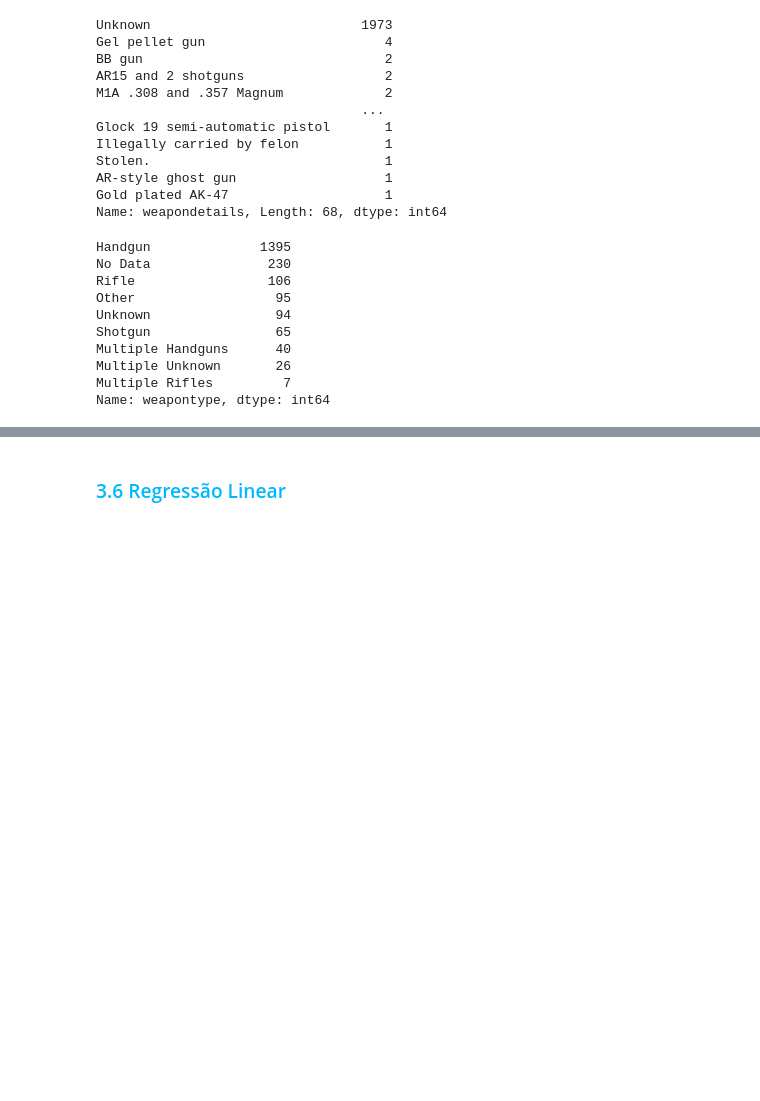
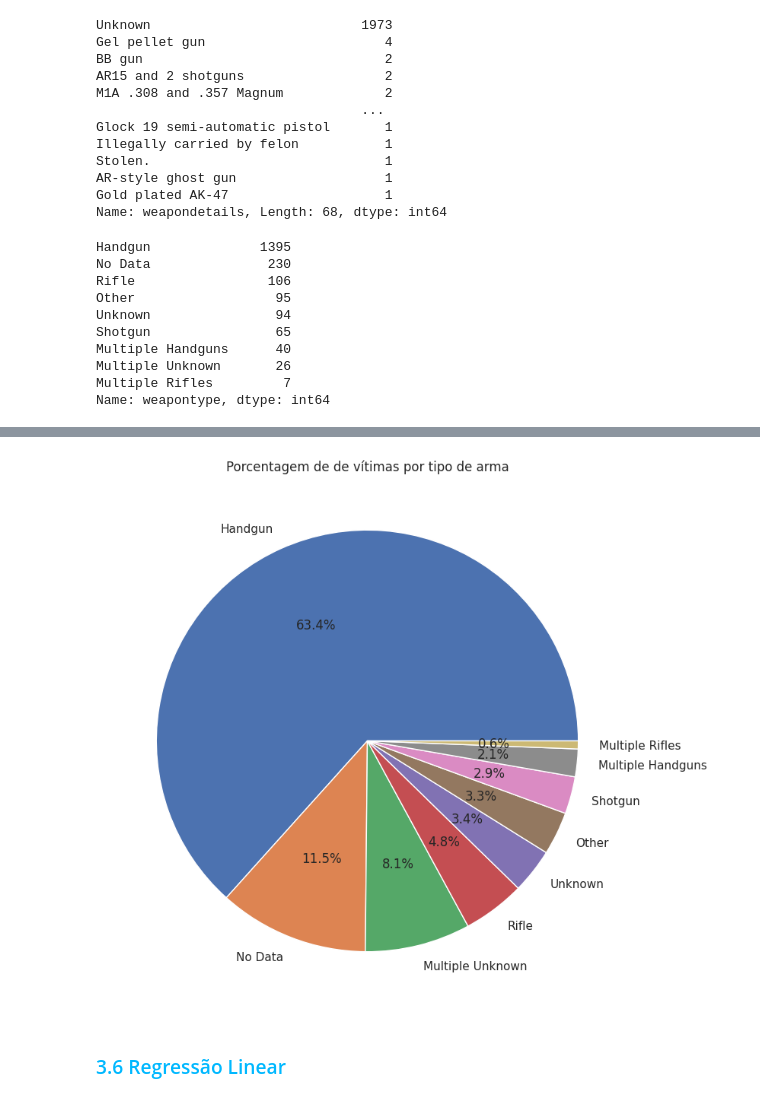
Before and after one commit to mariabandeira/gunviolence, a Jupyter notebook: Violência_Escolar.ipynb, the cells around one changed output, grey strips where cells are left out. Saved outputs shown, nothing was run; the diff lists cells and outputs as text; code cells hidden in the pictures; blank space fills up the shorter version.

```diff
--- a/Violência_Escolar.ipynb
+++ b/Violência_Escolar.ipynb
@@ -1368,2 +1606,14 @@ Name: weapontype, dtype: int64
+# %%
+# Porcentagem de vitimas por tipo de arma
+fig, ax = plt.subplots(figsize=(9, 9))
+plt.title('Porcentagem de de vítimas por tipo de arma')
+
+contagem = merged2_df["weapontype"].value_counts()
+porcentagem = contagem / contagem.sum() * 100 # calculando a porcentagem de cada tipo
+ax.pie(porcentagem, labels=porcentagem.index, autopct='%1.1f%%')
+
+plt.show()
+# %% [output]
+[figure, added]
 # %% [markdown]
 ### <font color ="#00b8ff">3.6 Regressão Linear</font>
```
Also changed, not shown: parts of 25 cells of this notebook.
